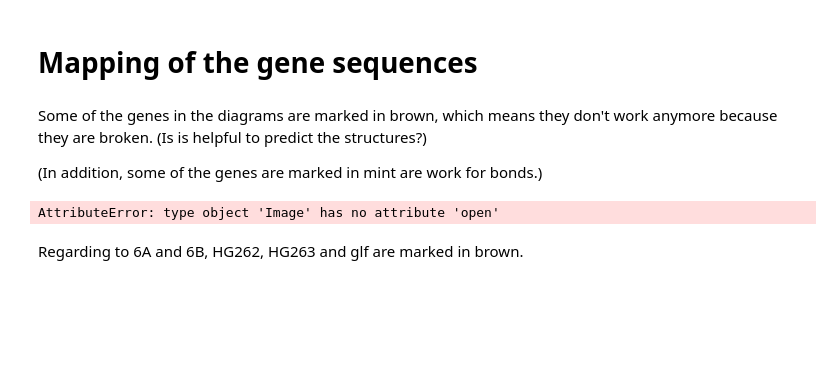
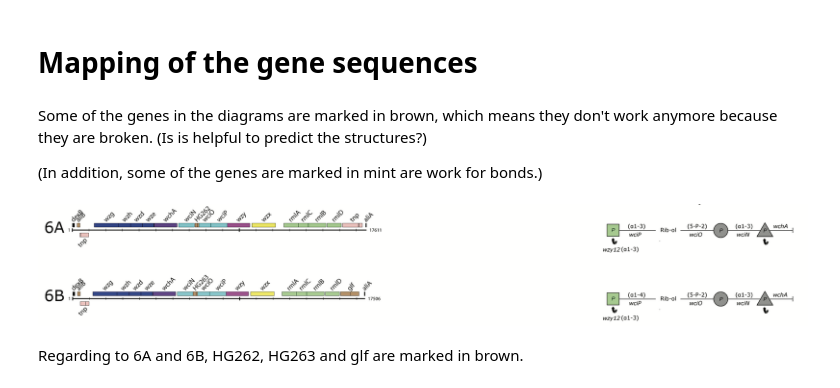
Before and after one commit to ezi-sab/BSc_Y3_Dissertation, a Jupyter notebook: Serotype_Mapping.ipynb, the cells around one changed output. Drawn from its saved outputs; the diff is of its cells as text; code cells hidden in the pictures; blank space fills up the shorter version.

```diff
--- a/Serotype_Mapping.ipynb
+++ b/Serotype_Mapping.ipynb
@@ -24,10 +24,9 @@ def compare_serotypes(sero1, sero2):
     for a in alignments:
         print(format_alignment(*a, full_sequences=True))
 # %%
-img = Image.open('../ser_img/6.png')
-img
+Image(filename='6.png')
 # %% [output]
-AttributeError: type object 'Image' has no attribute 'open'
+[figure, added]
 # %% [markdown]
 Regarding to 6A and 6B, HG262, HG263 and glf are marked in brown.
 # %%
```
